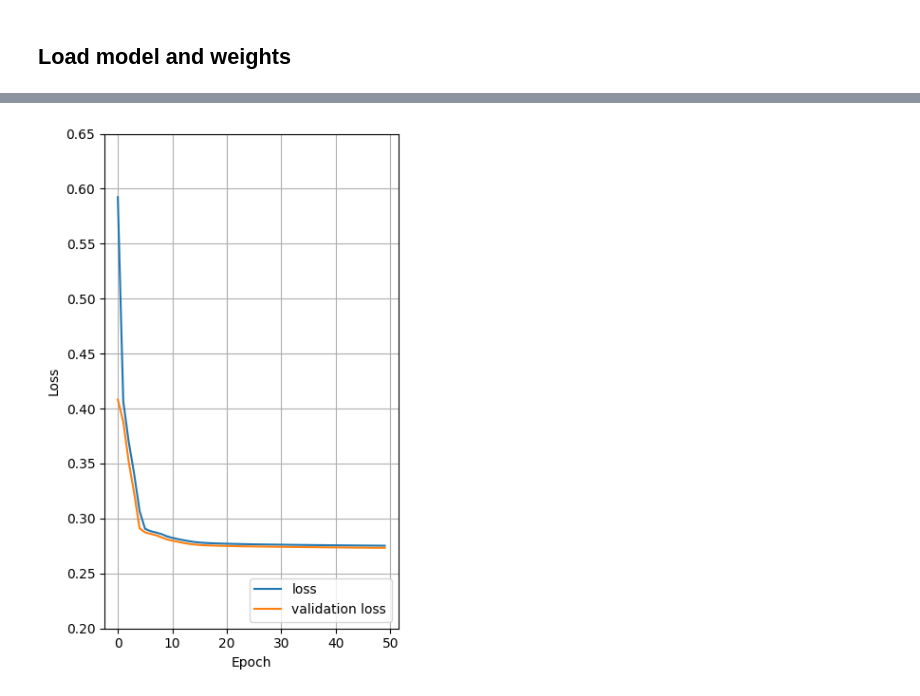
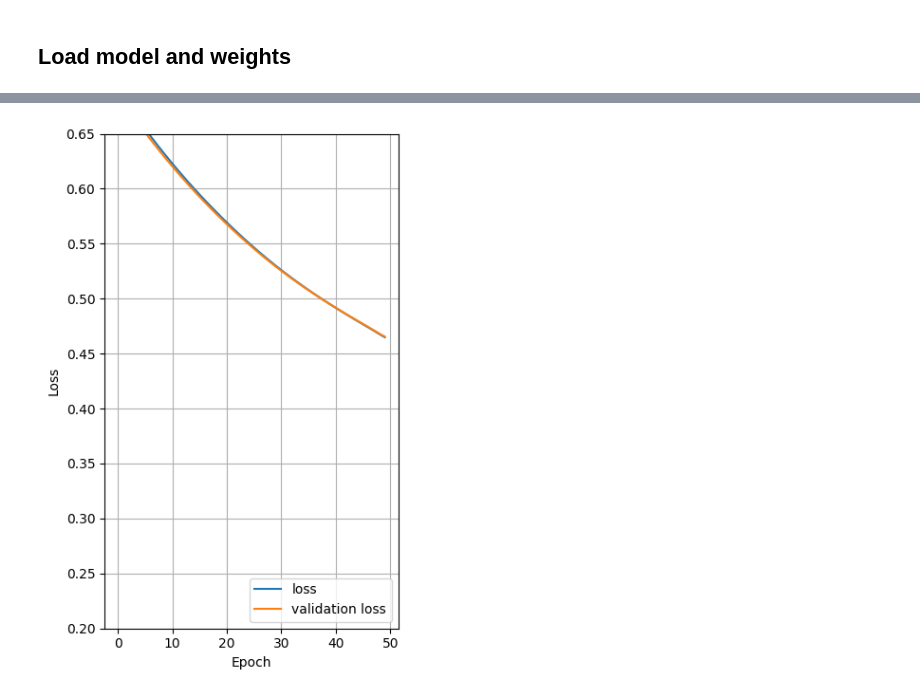
Before and after one commit to ambra-dipiano/astroAI, a Jupyter notebook: astroai/notebooks/cnn-cleaner.ipynb, the cells around one changed output, grey strips where cells are left out. Saved outputs shown, nothing was run; the diff lists cells and outputs as text; code cells hidden in the pictures.

Commit message:
update model

```diff
--- a/astroai/notebooks/cnn-cleaner.ipynb
+++ b/astroai/notebooks/cnn-cleaner.ipynb
@@ -131,21 +127,21 @@ loss = model.evaluate(test_noisy, test_clean, verbose=2)
 # %%
 import matplotlib.pyplot as plt
 
-history = np.load('/data01/homes/dipiano/astroAI/astroai/models/cleaner_avgpool_history.npy',
+history = np.load('/data01/homes/dipiano/astroAI/astroai/models/cleaner_e1d1_200x200_history.npy',
                   allow_pickle='TRUE').item()
 
 
 fig, ax = plt.subplots(figsize=(4, 6))
 
 ax.plot(history['loss'], label='loss')
 ax.plot(history['val_loss'], label = 'validation loss')
 ax.set_xlabel('Epoch')
 ax.set_ylabel('Loss')
 ax.set_ylim([0.2,0.65])
 ax.grid()
 ax.legend(loc='lower right')
 
 plt.tight_layout()
 plt.show()
 # %% [output]
-[figure, old version]
+[figure, new version]
```
Also changed, not shown: parts of 10 cells of this notebook.
